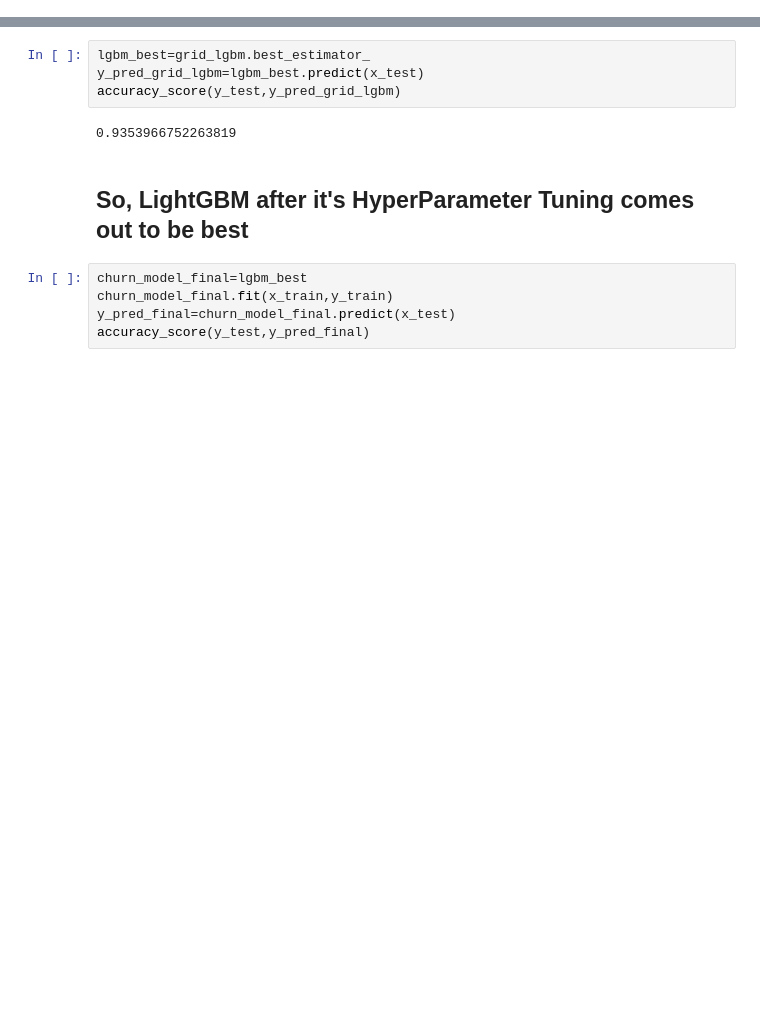
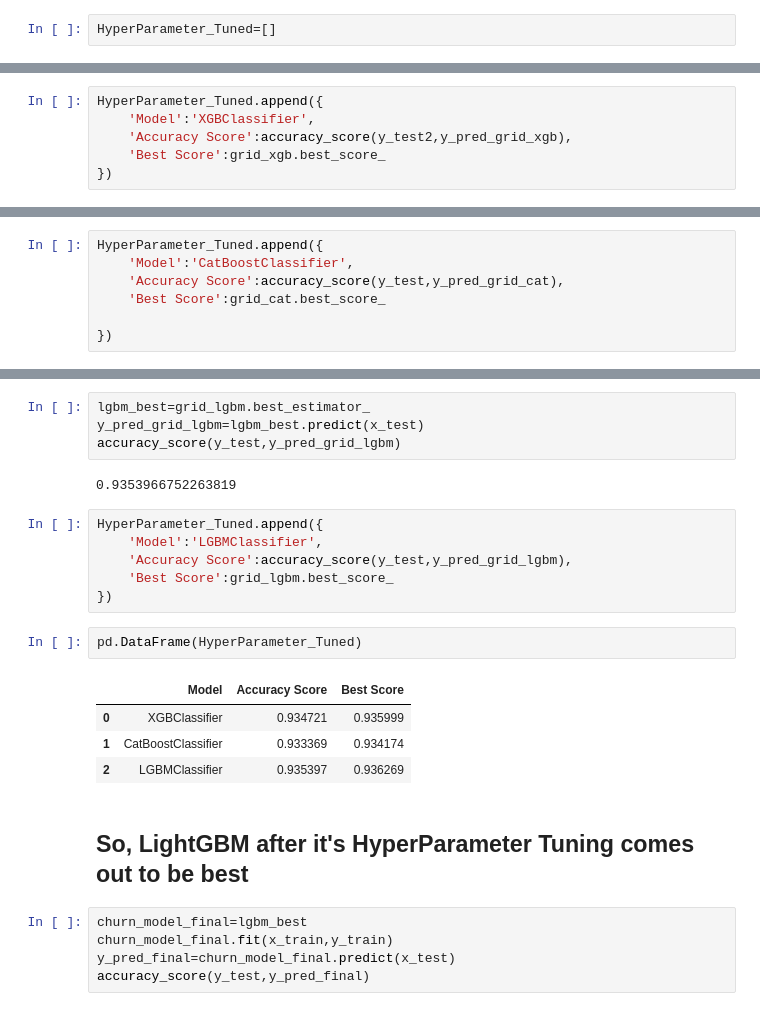
Before and after one commit to akshatsinha2027/Customer-360, a Jupyter notebook: Churn Classification.ipynb, the cells around one changed output, grey strips where cells are left out. Drawn from its saved outputs; the diff is of its cells as text; blank space fills up the shorter version.

```diff
--- a/Churn Classification.ipynb
+++ b/Churn Classification.ipynb
@@ -706,5 +726,7 @@ accuracy_score(y_test,y_pred_lgb)
 # %% [markdown]
 # HyperParamater Tuning
+# %%
+HyperParameter_Tuned=[]
 # %% [markdown]
 ## XGBoost
 # %%
@@ -748,6 +770,12 @@ y_pred_grid_xgb=xgb_best.predict(x_test2)
 accuracy_score(y_test2,y_pred_grid_xgb)
 # %% [output]
 0.934720908230842
+# %%
+HyperParameter_Tuned.append({
+    'Model':'XGBClassifier',
+    'Accuracy Score':accuracy_score(y_test2,y_pred_grid_xgb),
+    'Best Score':grid_xgb.best_score_
+})
 # %% [markdown]
 ## CatBoost
 # %%
@@ -778,6 +806,13 @@ y_pred_grid_cat=cat_best.predict(x_test)
 accuracy_score(y_test,y_pred_grid_cat)
 # %% [output]
 0.9333693742397622
+# %%
+HyperParameter_Tuned.append({
+    'Model':'CatBoostClassifier',
+    'Accuracy Score':accuracy_score(y_test,y_pred_grid_cat),
+    'Best Score':grid_cat.best_score_
+
+})
 # %% [markdown]
 ## LightGBM
 # %%
@@ -812,6 +847,19 @@ y_pred_grid_lgbm=lgbm_best.predict(x_test)
 accuracy_score(y_test,y_pred_grid_lgbm)
 # %% [output]
 0.9353966752263819
+# %%
+HyperParameter_Tuned.append({
+    'Model':'LGBMClassifier',
+    'Accuracy Score':accuracy_score(y_test,y_pred_grid_lgbm),
+    'Best Score':grid_lgbm.best_score_
+})
+# %%
+pd.DataFrame(HyperParameter_Tuned)
+# %% [output]
+|  | Model | Accuracy Score | Best Score |
+| 0 | XGBClassifier | 0.934721 | 0.935999 |
+| 1 | CatBoostClassifier | 0.933369 | 0.934174 |
+| 2 | LGBMClassifier | 0.935397 | 0.936269 |
 # %% [markdown]
 ## So, LightGBM after it's HyperParameter Tuning comes out to be best
 # %%
```
Also changed, not shown: parts of 21 cells of this notebook.
